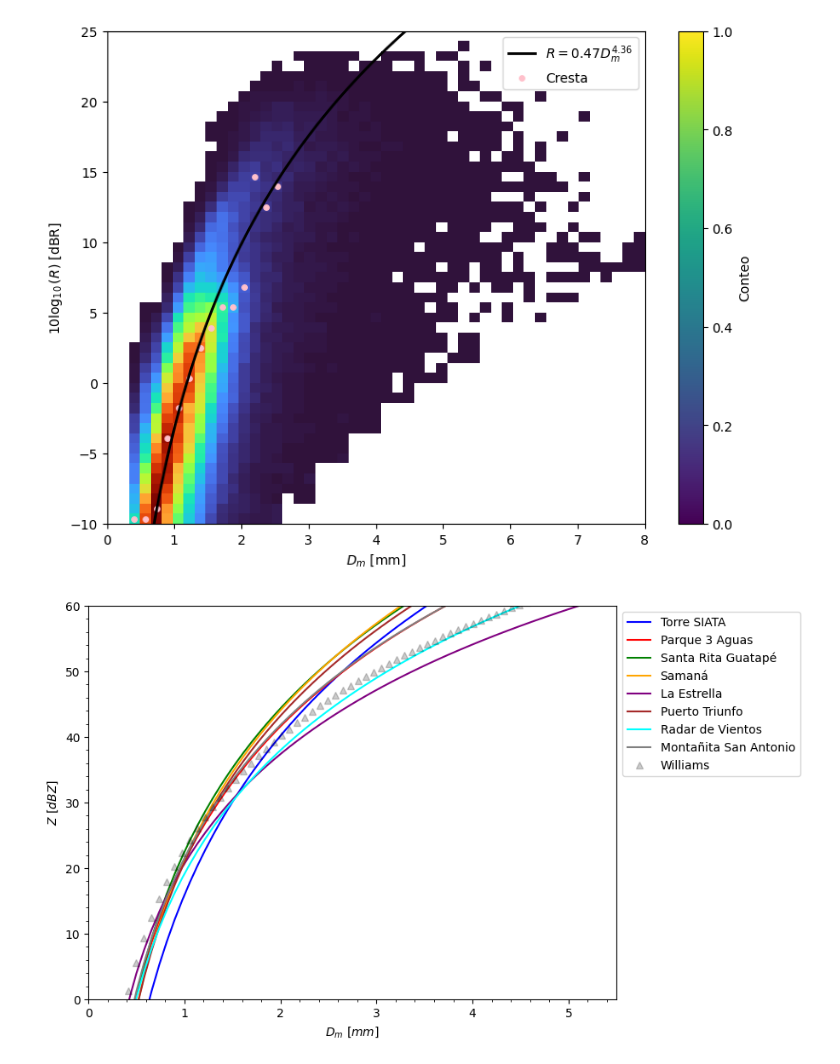
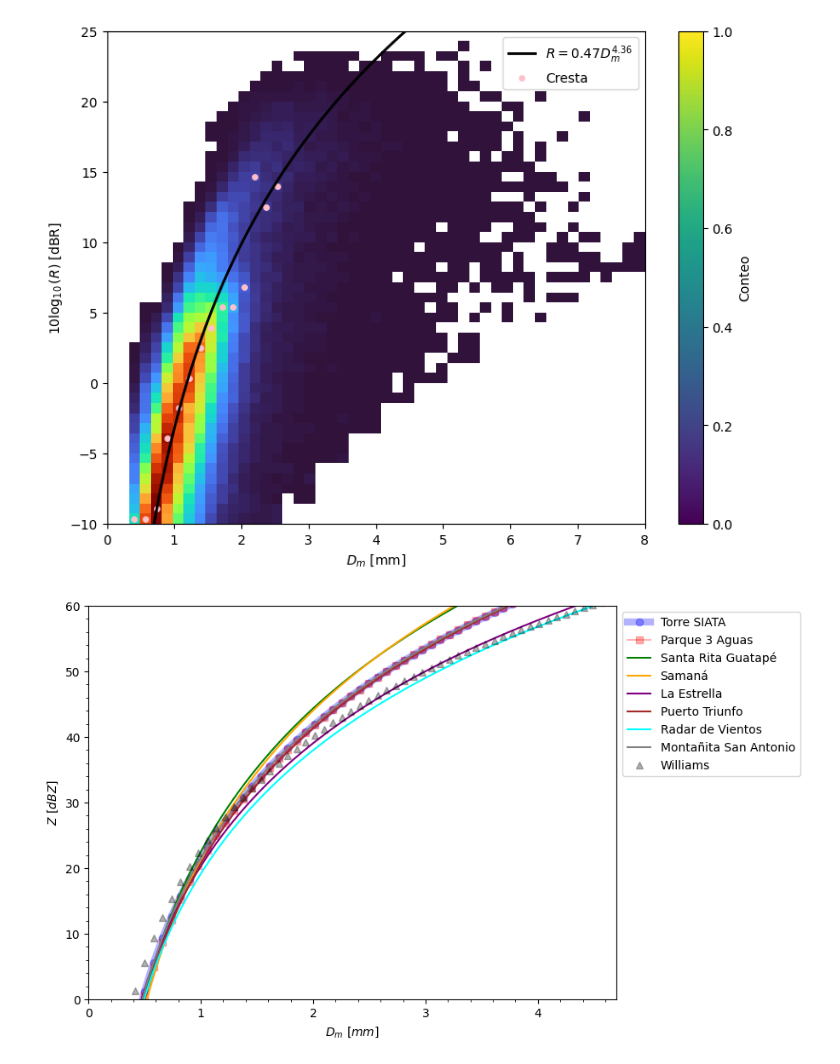
Before and after one commit to Juan-Pablo-17/Thies_to_Zarr, a Jupyter notebook: Plot_2.ipynb, the cells around one changed output. Saved outputs shown, nothing was run; the diff lists cells and outputs as text; code cells hidden in the pictures.

```diff
--- a/Plot_2.ipynb
+++ b/Plot_2.ipynb
@@ -35,9 +39,10 @@ import seaborn as sns
 
 import Functions as Func
 # %%
-ds_1 = xr.open_zarr(r"E:\Universidad\Trabajo_de_Grado_Isabel\Datos_Solicitados_SIATA_JPC\resultados\Zarr\79_filtrado.zarr")
+# ds_1 = xr.open_zarr(r"E:\Universidad\Trabajo_de_Grado_Isabel\Datos_Solicitados_SIATA_JPC\resultados\Zarr\425_events.zarr")
+ds_1 = xr.open_zarr(r"E:\Universidad\Trabajo_de_Grado_Isabel\Datos_Solicitados_SIATA_JPC\resultados\Zarr\425_filtrado_plot.zarr")
 # pluvio = pd.read_csv(r'E:\Universidad\Trabajo_de_Grado_Isabel\Datos_Solicitados_SIATA_JPC\Pluviometricas_cercanas\Filtradas\Pluviometrica_60.csv', index_col=0, parse_dates=True)
 
-Disdro_name = 'Santa Rosa de Osos'
+Disdro_name = 'Montañita San Antonio'
 # %%
 ds_1
@@ -396,51 +850,52 @@ alpha = 0.471, beta = 4.363
 def power_law(dm, a, b):
     return a * dm ** b
 
-dm_range = np.linspace(0.1, 8, 100)
+dm_range = np.linspace(0.1, 8, 1000)
+dm_range_1 = np.linspace(0.1, 8, 100)
 
-Torre_SIATA = power_law(dm_range, 39, 8.06)
-P_3_Aguas = power_law(dm_range, 128.1, 6.82)
+Torre_SIATA = power_law(dm_range_1, 141.30, 6.72)
+P_3_Aguas = power_law(dm_range_1, 128.10, 6.82)
 S_Rita_Guatape = power_law(dm_range, 177.6, 7.26)
 Samana = power_law(dm_range, 136.2, 7.54)
-La_Estrella = power_law(dm_range, 116.9, 5.55)
-Puerto_Triunfo = power_law(dm_range, 122.6, 7.42)
+La_Estrella = power_law(dm_range, 106.9, 6.23)
+Puerto_Triunfo = power_law(dm_range, 116.33, 6.86)
 Radar_Vientos = power_law(dm_range, 81.8, 6.26)
-Montañita_SanAntonio = power_law(dm_range, 142.5, 6.74)
-Williams = power_law(dm_range, 194, 5.71)
+Montañita_SanAntonio = power_law(dm_range, 142.50, 6.74)
+Williams = power_law(dm_range_1, 194, 5.71)
 
 Torre_SIATA_model = 10 * np.log10(Torre_SIATA)
 P_3_Aguas_model = 10 * np.log10(P_3_Aguas)
 S_Rita_Guatape_model = 10 * np.log10(S_Rita_Guatape)
 Samana_model = 10 * np.log10(Samana)
 La_Estrella_model = 10 * np.log10(La_Estrella)
 Puerto_Triunfo_model = 10 * np.log10(Puerto_Triunfo)
 Radar_Vientos_model = 10 * np.log10(Radar_Vientos)
 Montañita_SanAntonio_model = 10 * np.log10(Montañita_SanAntonio)
 Williams_model = 10 * np.log10(Williams)
 
 plt.figure(figsize=(8, 6))
 
-plt.plot(dm_range, Torre_SIATA_model, label='Torre SIATA', color='blue')
-plt.plot(dm_range, P_3_Aguas_model, label='Parque 3 Aguas', color='red')
+plt.plot(dm_range_1, Torre_SIATA_model, label='Torre SIATA', color='blue', alpha=0.3, marker='o', linestyle='-', lw=6)
+plt.plot(dm_range_1, P_3_Aguas_model, label='Parque 3 Aguas', color='red', alpha=0.3, marker='s', linestyle='-')
 plt.plot(dm_range, S_Rita_Guatape_model, label='Santa Rita Guatapé', color='green')
 plt.plot(dm_range, Samana_model, label='Samaná', color='orange')
 plt.plot(dm_range, La_Estrella_model, label='La Estrella', color='purple')
 plt.plot(dm_range, Puerto_Triunfo_model, label='Puerto Triunfo', color='brown')
 plt.plot(dm_range, Radar_Vientos_model, label='Radar de Vientos', color='cyan')
 plt.plot(dm_range, Montañita_SanAntonio_model, label='Montañita San Antonio', color='gray')
-plt.plot(dm_range, Williams_model, '^', label='Williams', color='black', alpha=0.2)
+plt.plot(dm_range_1, Williams_model, '^', label='Williams', color='black', alpha=0.3)
 
 plt.xlabel('$D_m\ [mm]$')
 plt.ylabel('$Z\ [dBZ]$')
 plt.gca().yaxis.set_minor_locator(ticker.AutoMinorLocator())
 plt.gca().xaxis.set_minor_locator(ticker.AutoMinorLocator())
 plt.legend(bbox_to_anchor=(1, 1), loc='upper left')
 plt.ylim(0, 60)
-plt.xlim(0, 5.5)
+plt.xlim(0, 4.7)
 
 plt.show()
 # %% [output]
-[figure, old version]
+[figure, new version]
 # %%
 def power_law(dm, a, b):
     return a * dm ** b
```
Also changed, not shown: parts of 14 cells of this notebook, 2 other files.
